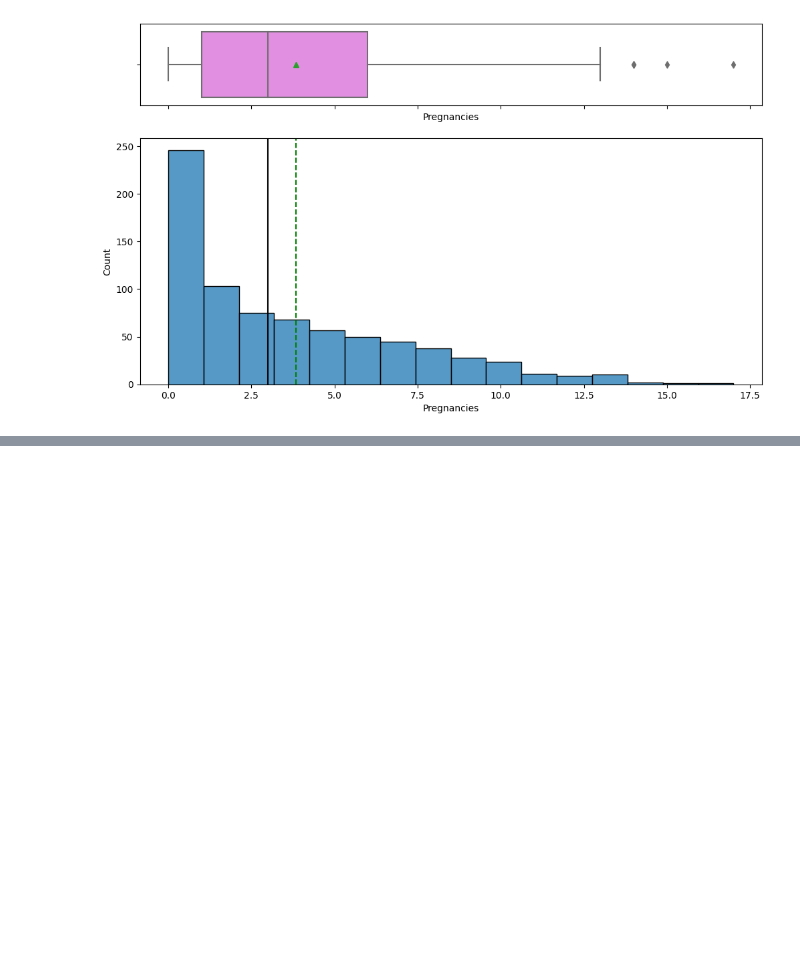
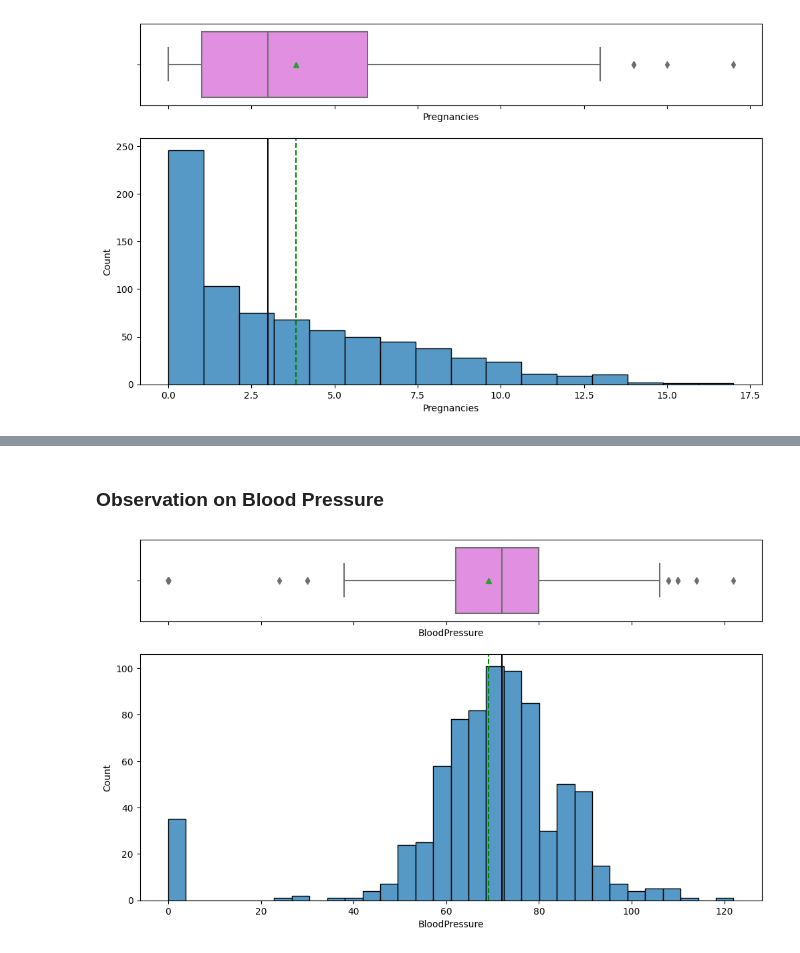
Before and after one commit to HunterKane/University-of-Texas-AI-ML-Projects-, a Jupyter notebook: Project 6 - Diabetes Risk Prediction/Diabetes Risk Prediction .ipynb, the cells around one changed output, grey strips where cells are left out. Cells and saved outputs as stored; diff of their text form; code cells hidden in the pictures; blank space fills up the shorter version.

```diff
--- a/Project 6 - Diabetes Risk Prediction/Diabetes Risk Prediction .ipynb
+++ b/Project 6 - Diabetes Risk Prediction/Diabetes Risk Prediction .ipynb
@@ -229,0 +251,7 @@ histogram_boxplot(data, "Pregnancies")
+# %% [markdown]
+### Observation on Blood Pressure
+# %%
+# Observation on Blood pressure
+histogram_boxplot(data,"BloodPressure")
+# %% [output]
+[figure, added]
```
Also changed, not shown: parts of 9 cells of this notebook.
